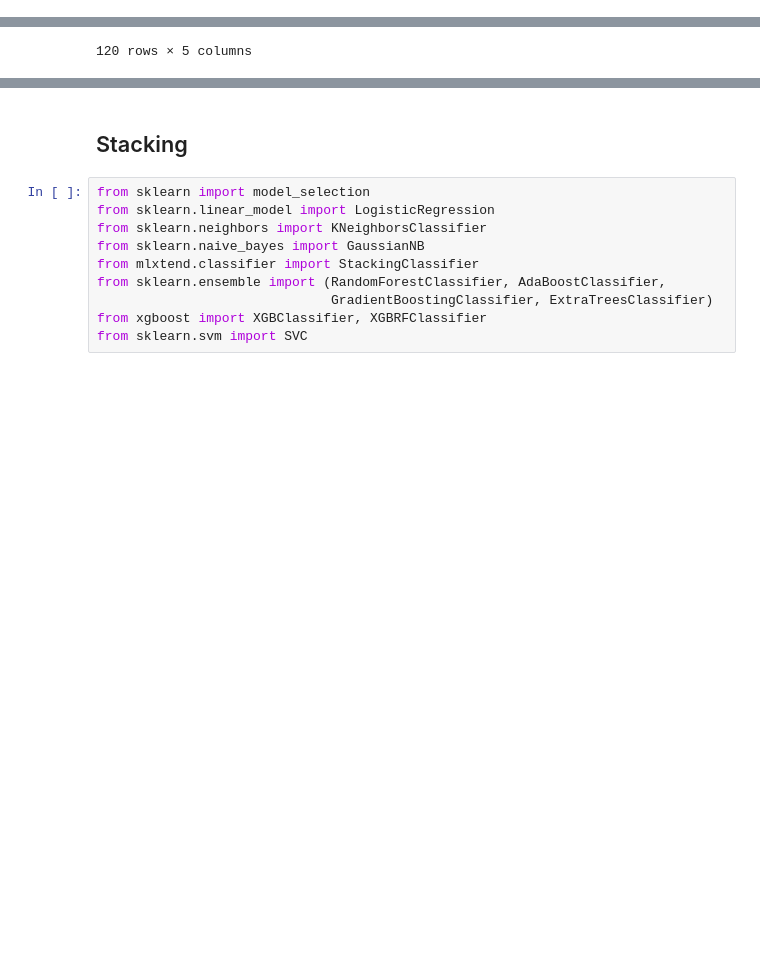
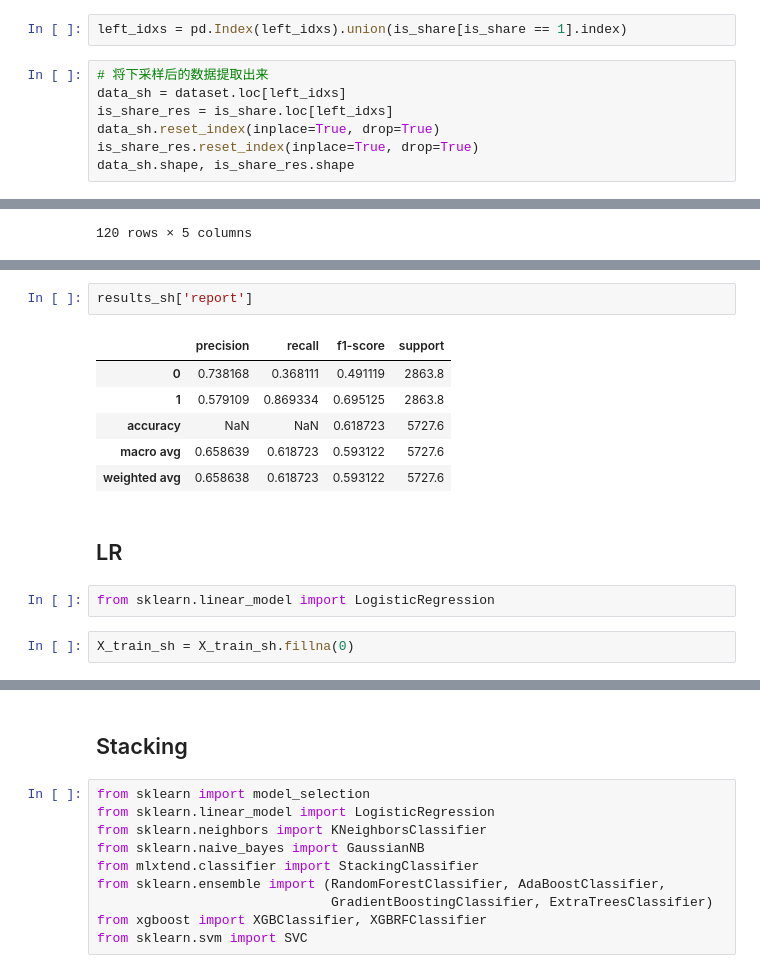
Before and after one commit to GZYZG/2021-digix-recommendation, a Jupyter notebook: Models/models.ipynb, the cells around one changed output, grey strips where cells are left out. Cells and saved outputs as stored; diff of their text form; blank space fills up the shorter version.

```diff
--- a/Models/models.ipynb
+++ b/Models/models.ipynb
@@ -1125,0 +1226,9 @@ del resampled_data, resampled_sh
+# %%
+left_idxs = pd.Index(left_idxs).union(is_share[is_share == 1].index)
+# %%
+# 将下采样后的数据提取出来
+data_sh = dataset.loc[left_idxs]
+is_share_res = is_share.loc[left_idxs]
+data_sh.reset_index(inplace=True, drop=True)
+is_share_res.reset_index(inplace=True, drop=True)
+data_sh.shape, is_share_res.shape
@@ -1413,0 +1619,15 @@ pd.DataFrame(gridsearch_results_sh)
+# %%
+results_sh['report']
+# %% [output]
+|  | precision | recall | f1-score | support |
+| 0 | 0.738168 | 0.368111 | 0.491119 | 2863.8 |
+| 1 | 0.579109 | 0.869334 | 0.695125 | 2863.8 |
+| accuracy | NaN | NaN | 0.618723 | 5727.6 |
+| macro avg | 0.658639 | 0.618723 | 0.593122 | 5727.6 |
+| weighted avg | 0.658638 | 0.618723 | 0.593122 | 5727.6 |
+# %% [markdown]
+## LR
+# %%
+from sklearn.linear_model import LogisticRegression
+# %%
+X_train_sh = X_train_sh.fillna(0)
```
Also changed, not shown: parts of 63 cells of this notebook, 3 other files.
